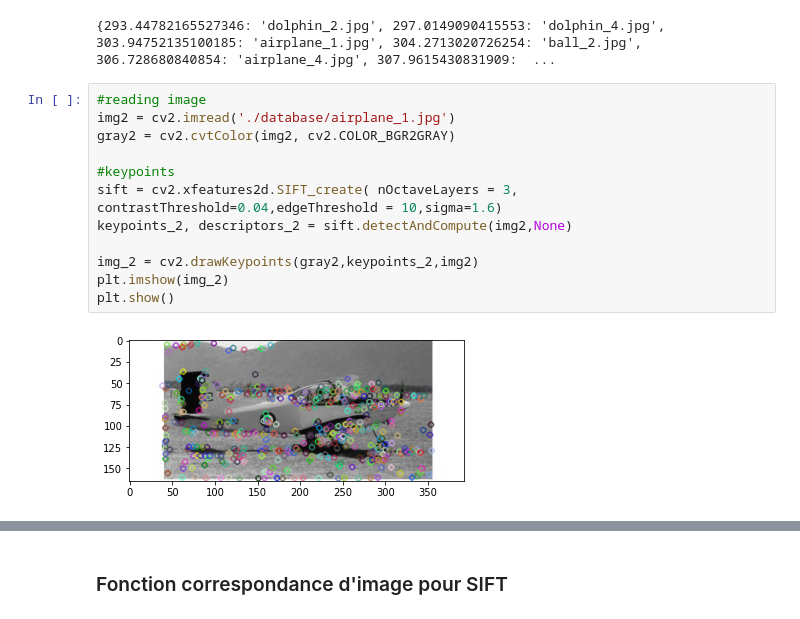
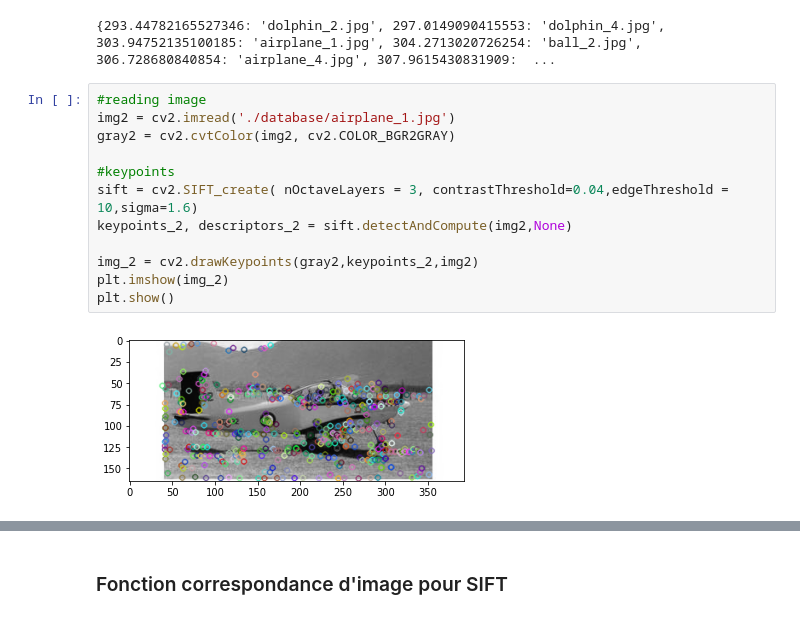
Before and after one commit to GuillaumeGirouard/INF6804, a Jupyter notebook: TP1_INF6804.ipynb, the cells around one changed output, grey strips where cells are left out. Saved outputs shown, nothing was run; the diff lists cells and outputs as text.

```diff
--- a/TP1_INF6804.ipynb
+++ b/TP1_INF6804.ipynb
@@ -511,17 +563,17 @@ search_database("airplane_query.jpg")
 # %%
 #reading image
 img2 = cv2.imread('./database/airplane_1.jpg')
 gray2 = cv2.cvtColor(img2, cv2.COLOR_BGR2GRAY)
 
 #keypoints
-sift = cv2.xfeatures2d.SIFT_create(	nOctaveLayers = 3, contrastThreshold=0.04,edgeThreshold = 10,sigma=1.6)
+sift = cv2.SIFT_create(	nOctaveLayers = 3, contrastThreshold=0.04,edgeThreshold = 10,sigma=1.6)
 keypoints_2, descriptors_2 = sift.detectAndCompute(img2,None)
 
 img_2 = cv2.drawKeypoints(gray2,keypoints_2,img2)
 plt.imshow(img_2)
 plt.show()
 # %% [output]
-[figure, old version]
+[figure, new version]
 # %%
 descriptors_1.shape
 # %% [output]
```
Also changed, not shown: parts of 20 cells of this notebook.
